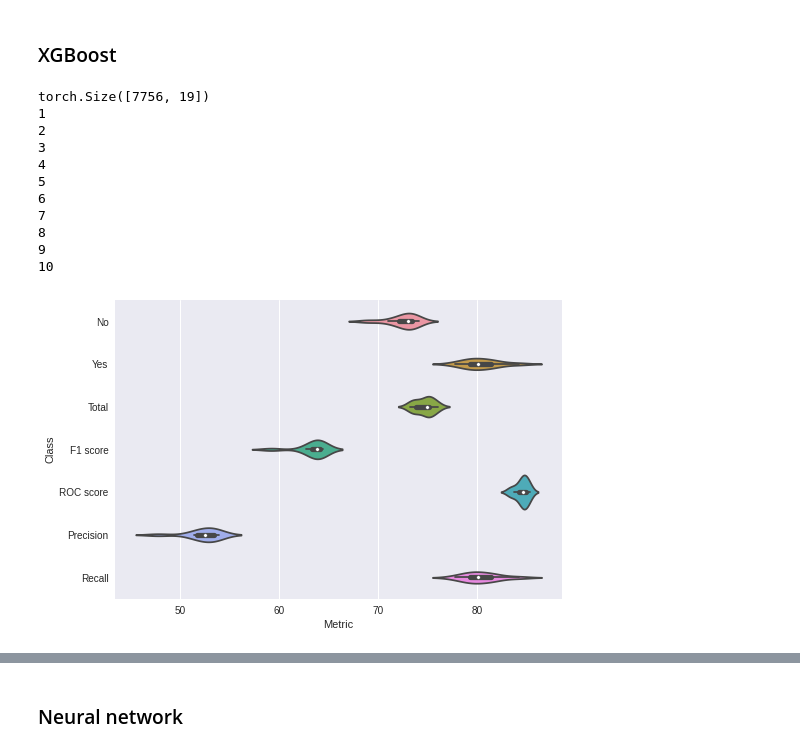
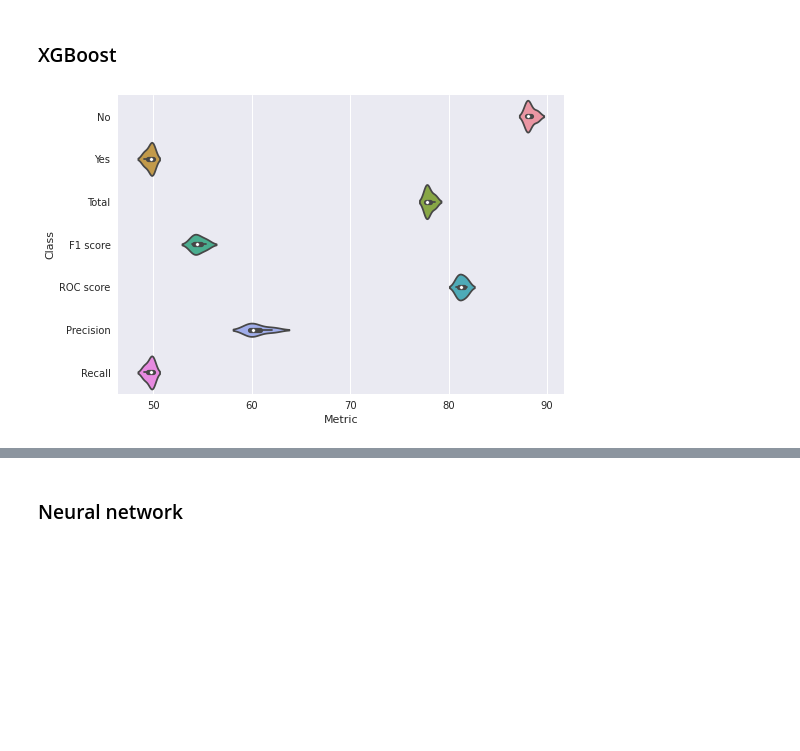
Before and after one commit to wwydmanski/hypernet-cnn, a Jupyter notebook: Benchmarks/Blastchar benchmark.ipynb, the cells around one changed output, grey strips where cells are left out. Drawn from its saved outputs; the diff is of its cells as text; code cells hidden in the pictures; blank space fills up the shorter version.

```diff
--- a/Benchmarks/Blastchar benchmark.ipynb
+++ b/Benchmarks/Blastchar benchmark.ipynb
@@ -76,8 +75,8 @@ import imblearn
 np.random.seed(42)
 
 def prepare_data(X, y, size=None):
-    X_train, X_test, y_train, y_test = train_test_split(X, y, train_size=size, )
-    X_train, y_train = imblearn.over_sampling.RandomOverSampler(random_state=42).fit_resample(X_train, y_train)
+    X_train, X_test, y_train, y_test = train_test_split(X, y, train_size=size, stratify=y)
+    # X_train, y_train = imblearn.over_sampling.RandomOverSampler(random_state=42).fit_resample(X_train, y_train)
 
     scaler = StandardScaler()
     X_train = scaler.fit_transform(X_train)
@@ -112,26 +165,16 @@ from xgboost import XGBClassifier
 # %%
 def get_xgboost():
     random_seed = np.random.randint(1024)
     return XGBClassifier(
         verbosity=0,
         random_state=random_seed,
         subsample=0.98,
         use_label_encoder=False)
 
 xgb_dframe = test_model(get_xgboost,
                         (X, y),
-                        label_encoder=y_label_enc, iters=10)
+                        3000,
+                        label_encoder=y_label_enc, iters=4)
 # %% [output]
-torch.Size([7756, 19])
-1
-2
-3
-4
-5
-6
-7
-8
-9
-10
-[figure, old version]
+[figure, new version]
 # %%
```
Also changed, not shown: parts of 30 cells of this notebook, 5 other files.
